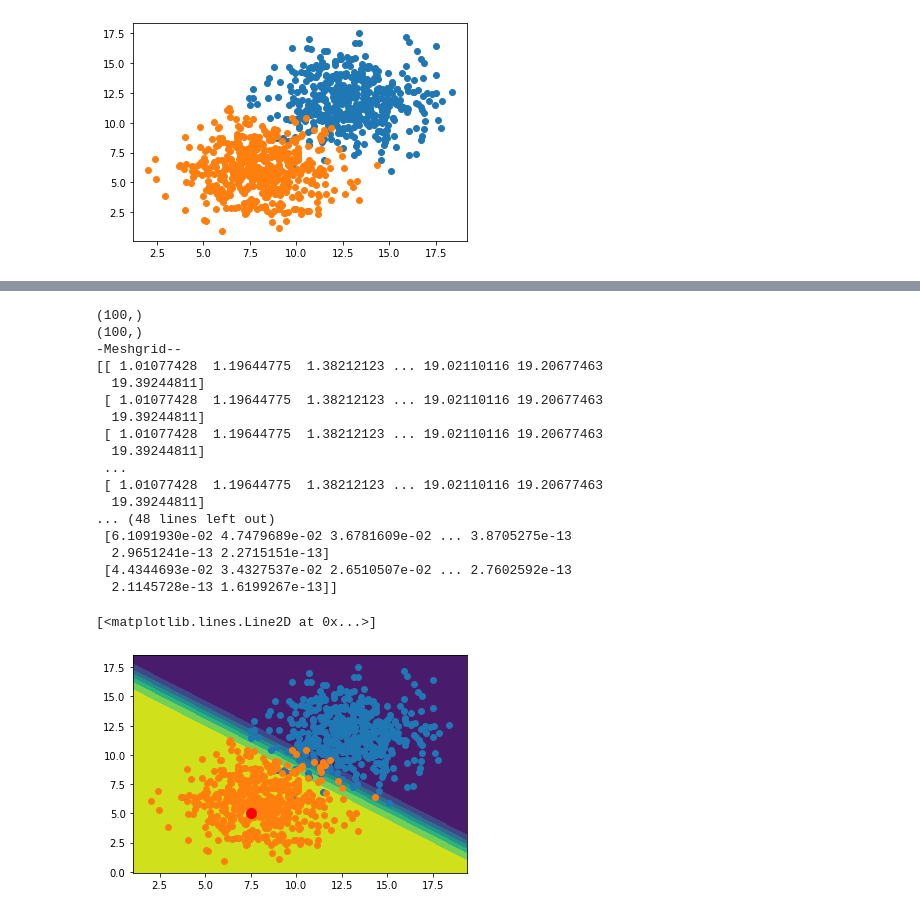
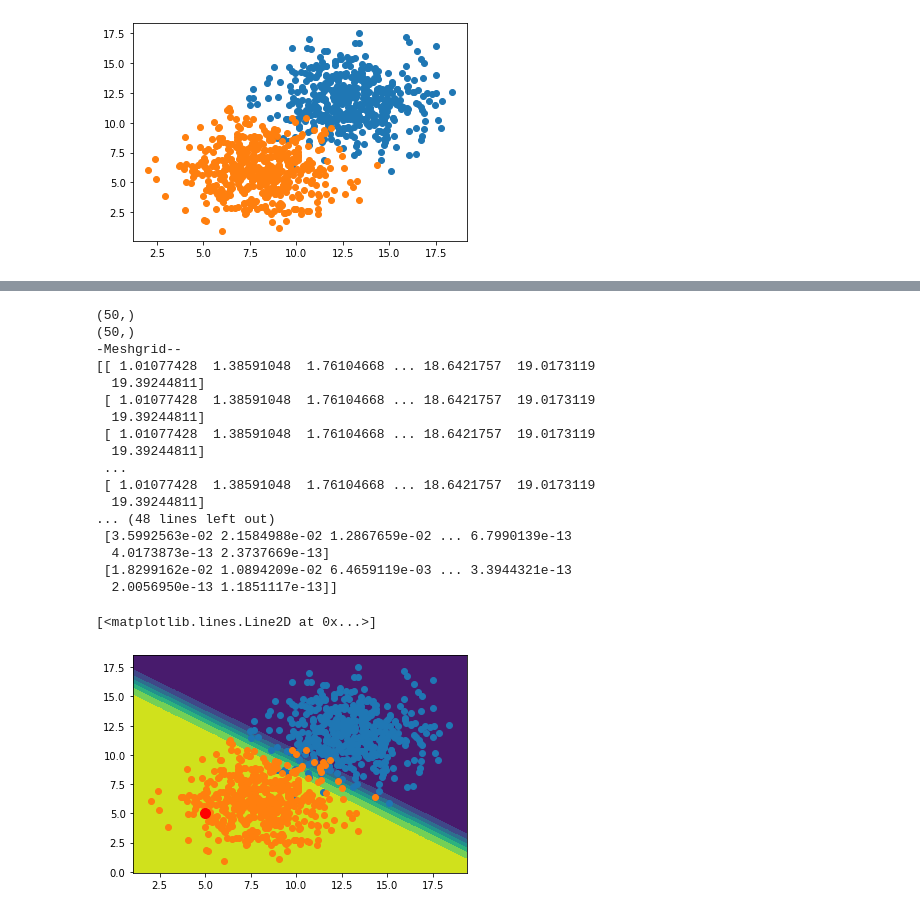
Before and after one commit to RizwanRumi/Deep_Learning_python, a Jupyter notebook: Deep_Neural_Network/linear_regression.ipynb, the cells around one changed output, grey strips where cells are left out. Cells and saved outputs as stored; diff of their text form; code cells hidden in the pictures.

```diff
--- a/Deep_Neural_Network/linear_regression.ipynb
+++ b/Deep_Neural_Network/linear_regression.ipynb
@@ -129,31 +129,31 @@ plt.scatter(X[n_pts:, 0], X[n_pts:, 1])
 # %%
 plot_decision_boundary(X, y, model)
 plt.scatter(X[:n_pts, 0], X[:n_pts, 1])
 plt.scatter(X[n_pts:, 0], X[n_pts:, 1])
 
-x = 7.5
+x = 5
 y = 5
 
 point = np.array([[x, y]])
 prediction = model.predict(point)
 plt.plot([x], [y], marker='o', markersize=10, color="red")
 # %% [output]
-(100,)
-(100,)
+(50,)
+(50,)
 -Meshgrid--
-[[ 1.01077428  1.19644775  1.38212123 ... 19.02110116 19.20677463
+[[ 1.01077428  1.38591048  1.76104668 ... 18.6421757  19.0173119
   19.39244811]
- [ 1.01077428  1.19644775  1.38212123 ... 19.02110116 19.20677463
+ [ 1.01077428  1.38591048  1.76104668 ... 18.6421757  19.0173119
   19.39244811]
- [ 1.01077428  1.19644775  1.38212123 ... 19.02110116 19.20677463
+ [ 1.01077428  1.38591048  1.76104668 ... 18.6421757  19.0173119
   19.39244811]
  ...
- [ 1.01077428  1.19644775  1.38212123 ... 19.02110116 19.20677463
+ [ 1.01077428  1.38591048  1.76104668 ... 18.6421757  19.0173119
   19.39244811]
 ... (48 lines left out)
- [6.1091930e-02 4.7479689e-02 3.6781609e-02 ... 3.8705275e-13
-  2.9651241e-13 2.2715151e-13]
- [4.4344693e-02 3.4327537e-02 2.6510507e-02 ... 2.7602592e-13
-  2.1145728e-13 1.6199267e-13]]
+ [3.5992563e-02 2.1584988e-02 1.2867659e-02 ... 6.7990139e-13
+  4.0173873e-13 2.3737669e-13]
+ [1.8299162e-02 1.0894209e-02 6.4659119e-03 ... 3.3944321e-13
+  2.0056950e-13 1.1851117e-13]]
 [<matplotlib.lines.Line2D at 0x...>]
-[figure, old version]
+[figure, new version]
```
Also changed, not shown: parts of 4 cells of this notebook, 1 other file.
